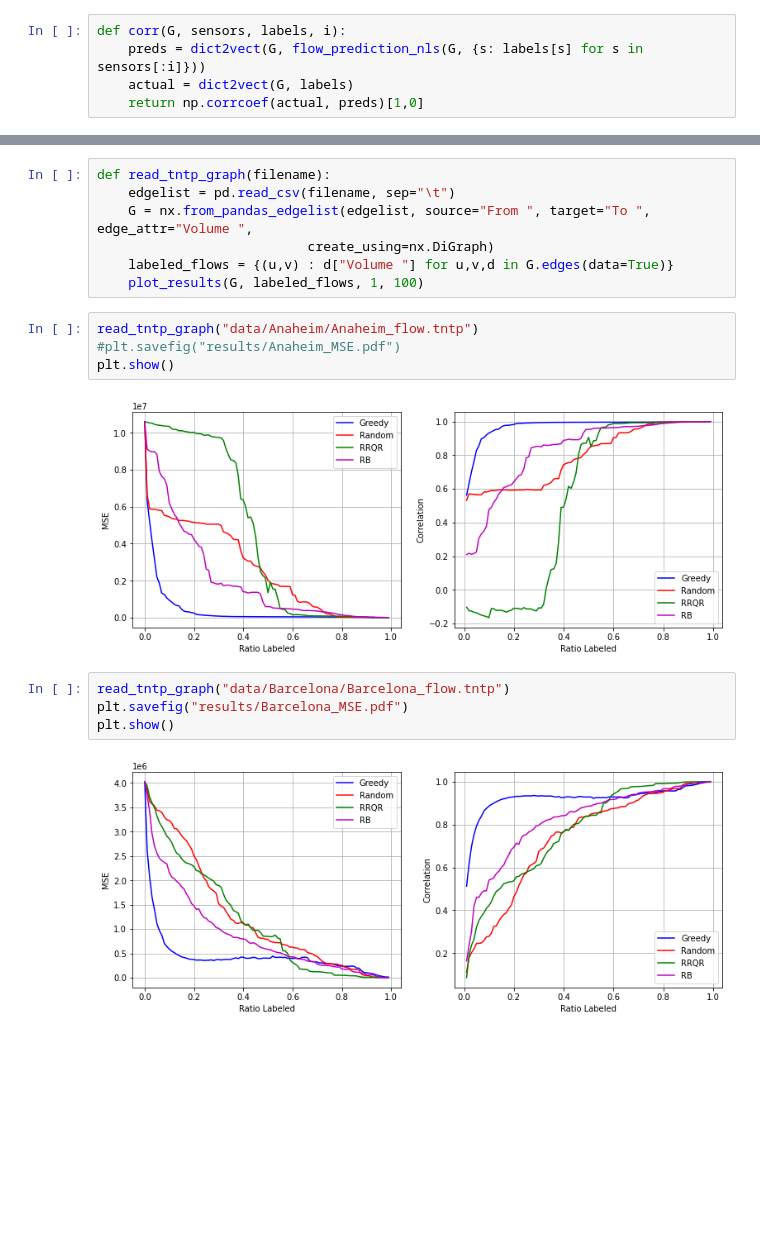
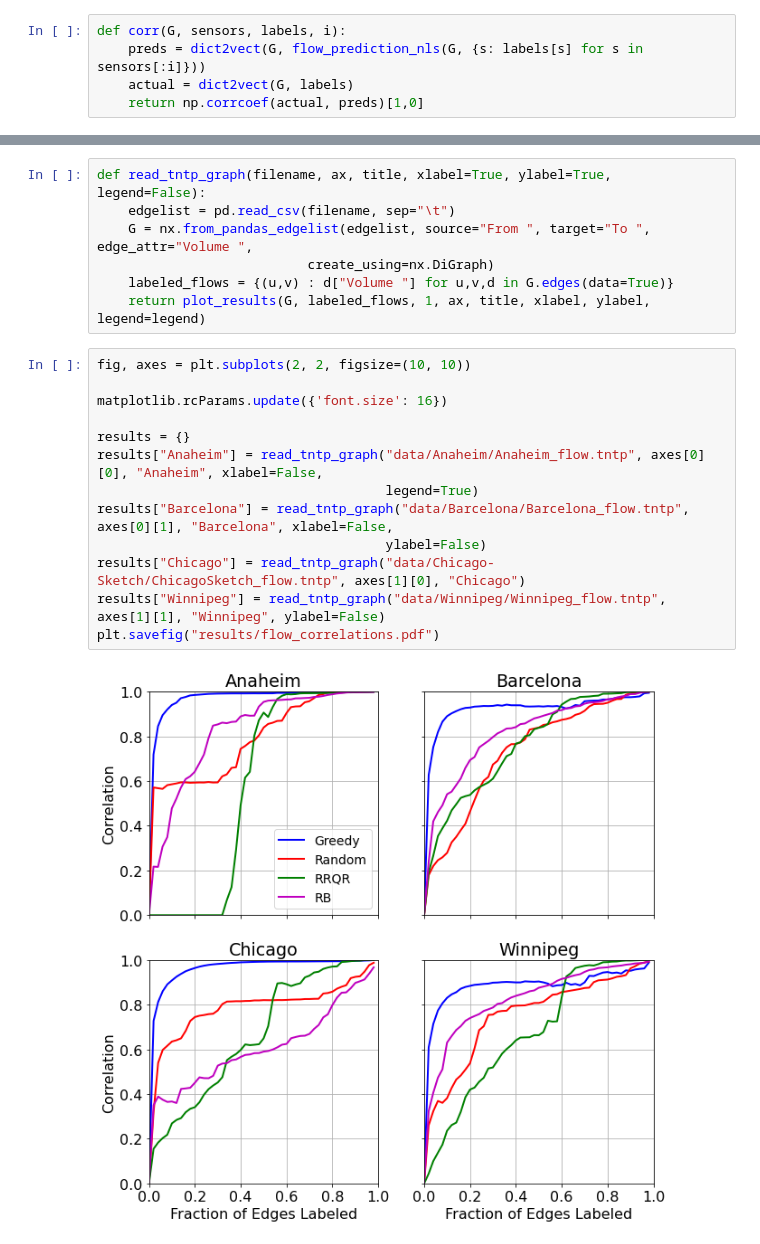
Before and after one commit to arnav-b/sensor-placement, a Jupyter notebook: flows-tntp.ipynb, the cells around one changed output, grey strips where cells are left out. Saved outputs shown, nothing was run; the diff lists cells and outputs as text; blank space fills up the shorter version.

```diff
--- a/flows-tntp.ipynb
+++ b/flows-tntp.ipynb
@@ -72,19 +65,22 @@ def plot_results(G, labeled_flows, ratio, samples=100):
 # %%
-def read_tntp_graph(filename):
+def read_tntp_graph(filename, ax, title, xlabel=True, ylabel=True, legend=False):
     edgelist = pd.read_csv(filename, sep="\t")
     G = nx.from_pandas_edgelist(edgelist, source="From ", target="To ", edge_attr="Volume ",
                            create_using=nx.DiGraph)
     labeled_flows = {(u,v) : d["Volume "] for u,v,d in G.edges(data=True)}
-    plot_results(G, labeled_flows, 1, 100)
+    return plot_results(G, labeled_flows, 1, ax, title, xlabel, ylabel, legend=legend)
 # %%
-read_tntp_graph("data/Anaheim/Anaheim_flow.tntp")
-#plt.savefig("results/Anaheim_MSE.pdf")
-plt.show()
+fig, axes = plt.subplots(2, 2, figsize=(10, 10))
+
+matplotlib.rcParams.update({'font.size': 16})
+
+results = {}
+results["Anaheim"] = read_tntp_graph("data/Anaheim/Anaheim_flow.tntp", axes[0][0], "Anaheim", xlabel=False,
+                                     legend=True)
+results["Barcelona"] = read_tntp_graph("data/Barcelona/Barcelona_flow.tntp", axes[0][1], "Barcelona", xlabel=False,
+                                     ylabel=False)
+results["Chicago"] = read_tntp_graph("data/Chicago-Sketch/ChicagoSketch_flow.tntp", axes[1][0], "Chicago")
+results["Winnipeg"] = read_tntp_graph("data/Winnipeg/Winnipeg_flow.tntp", axes[1][1], "Winnipeg", ylabel=False)
+plt.savefig("results/flow_correlations.pdf")
 # %% [output]
-[figure, old version]
+[figure, new version]
-# %%
-read_tntp_graph("data/Barcelona/Barcelona_flow.tntp")
-plt.savefig("results/Barcelona_MSE.pdf")
-plt.show()
-# %% [output]
-[figure, removed]
```
Also changed, not shown: parts of 11 cells of this notebook, 4 other files.
